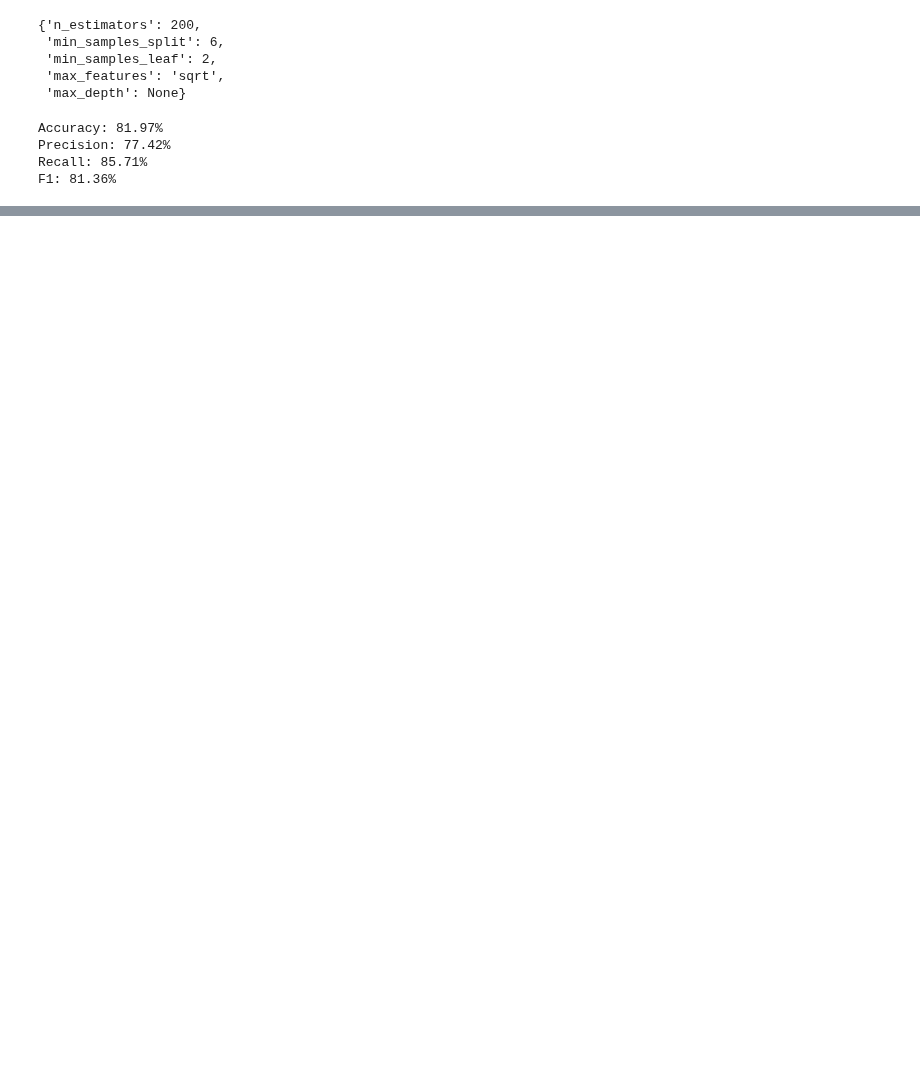
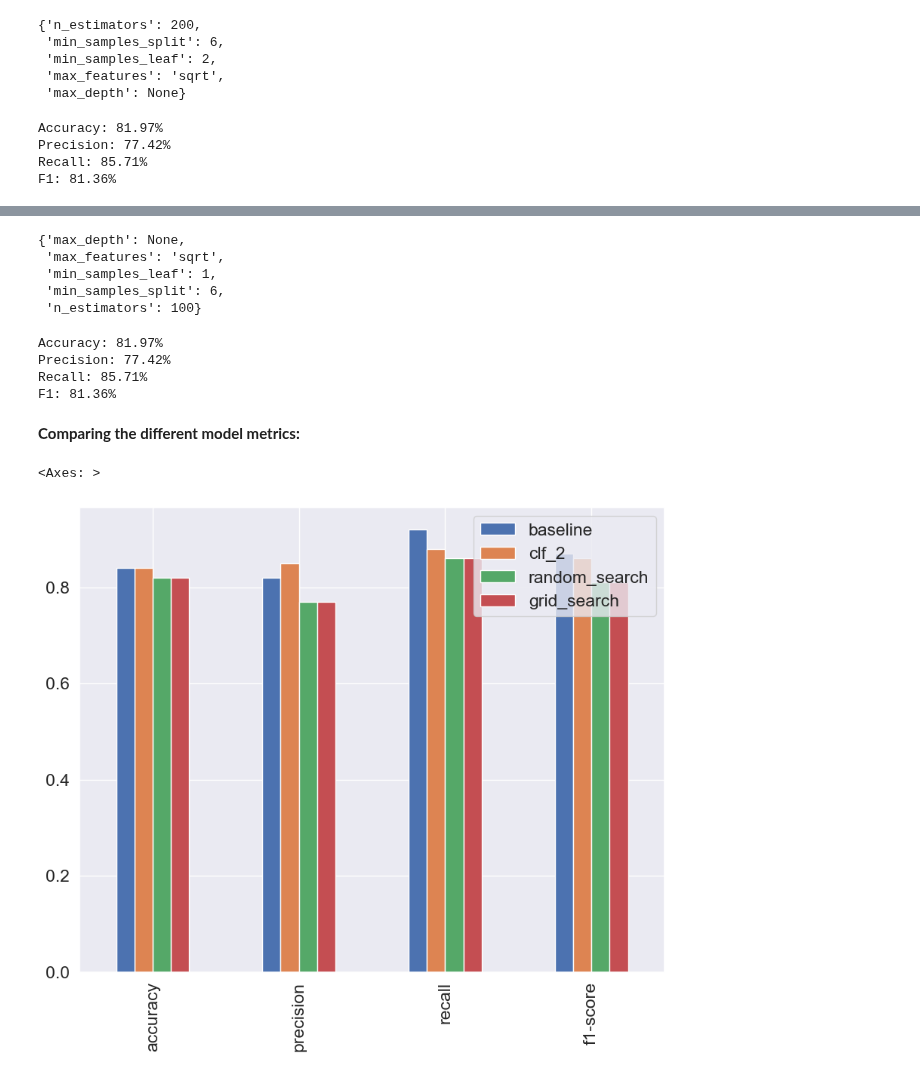
Before and after one commit to judgemongcal/ztm-machine-learning-course, a Jupyter notebook: scikit-learn/introduction-to-scikit-learn.ipynb, the cells around one changed output, grey strips where cells are left out. Saved outputs shown, nothing was run; the diff lists cells and outputs as text; code cells hidden in the pictures; blank space fills up the shorter version.

Commit message:
tuning the hyperparameters using GridSearchCV

```diff
--- a/scikit-learn/introduction-to-scikit-learn.ipynb
+++ b/scikit-learn/introduction-to-scikit-learn.ipynb
@@ -1994,0 +2005,29 @@ F1: 81.36%
+# %%
+# GridSearchCV is like brue force, it will try ALL possilbe combination
+
+grid_2 = {'n_estimators': [100, 200, 500],
+          'max_depth': [None],
+          'max_features': ['auto', 'sqrt'],
+          'min_samples_split': [6],
+          'min_samples_leaf': [1, 2]}
+# %%
+from sklearn.model_selection import GridSearchCV
+
+np.random.seed(42)
+
+# Split into X & y
+X = heart_shuffled.drop("target", axis=1)
+y = heart_shuffled["target"]
+
+X_train, X_test, y_train, y_test = train_test_split(X, y, test_size = 0.20)
+
+clf = RandomForestClassifier()
+
+# Setup GridSearchCV
+gs_clf = GridSearchCV(estimator = clf,
+                      param_grid = grid_2,
+                      cv = 5,
+                      verbose = 2)
+
+# Fit the GridSearchCV version of clf
+gs_clf.fit(X_train, y_train);
@@ -1994,0 +2069,30 @@ F1: 81.36%
+# %%
+gs_clf.best_params_
+# %% [output]
+{'max_depth': None,
+ 'max_features': 'sqrt',
+ 'min_samples_leaf': 1,
+ 'min_samples_split': 6,
+ 'n_estimators': 100}
+# %%
+gs_y_preds = gs_clf.predict(X_test)
+
+# Evaluate the predictions
+gs_metrics = evaluate_preds(y_test, gs_y_preds)
+# %% [output]
+Accuracy: 81.97%
+Precision: 77.42%
+Recall: 85.71%
+F1: 81.36%
+# %% [markdown]
+**Comparing the different model metrics:**
+# %%
+compare_metrics = pd.DataFrame({"baseline": baseline_metrics,
+                             "clf_2": clf_2_metrics,
+                             "random_search": rs_metrics,
+                             "grid_search": gs_metrics})
+
+compare_metrics.plot.bar(figsize=(10,8))
+# %% [output]
+<Axes: >
+[figure, added]
```
Also changed, not shown: parts of 4 cells of this notebook.
